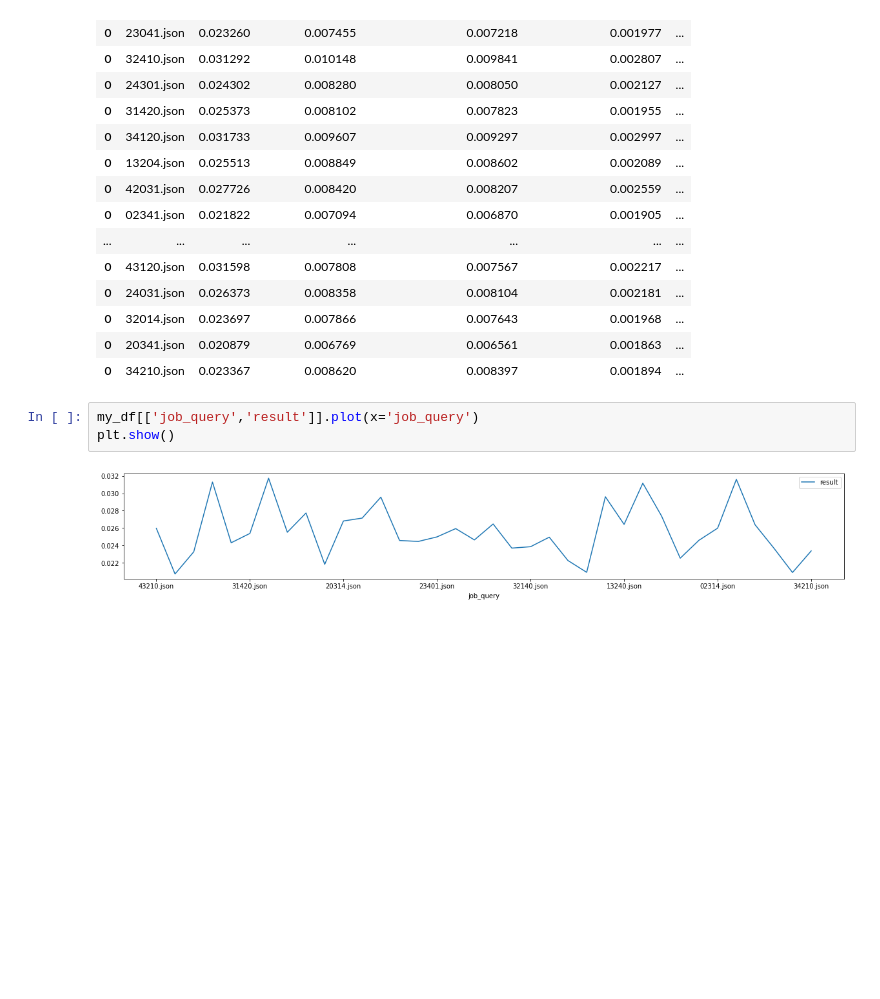
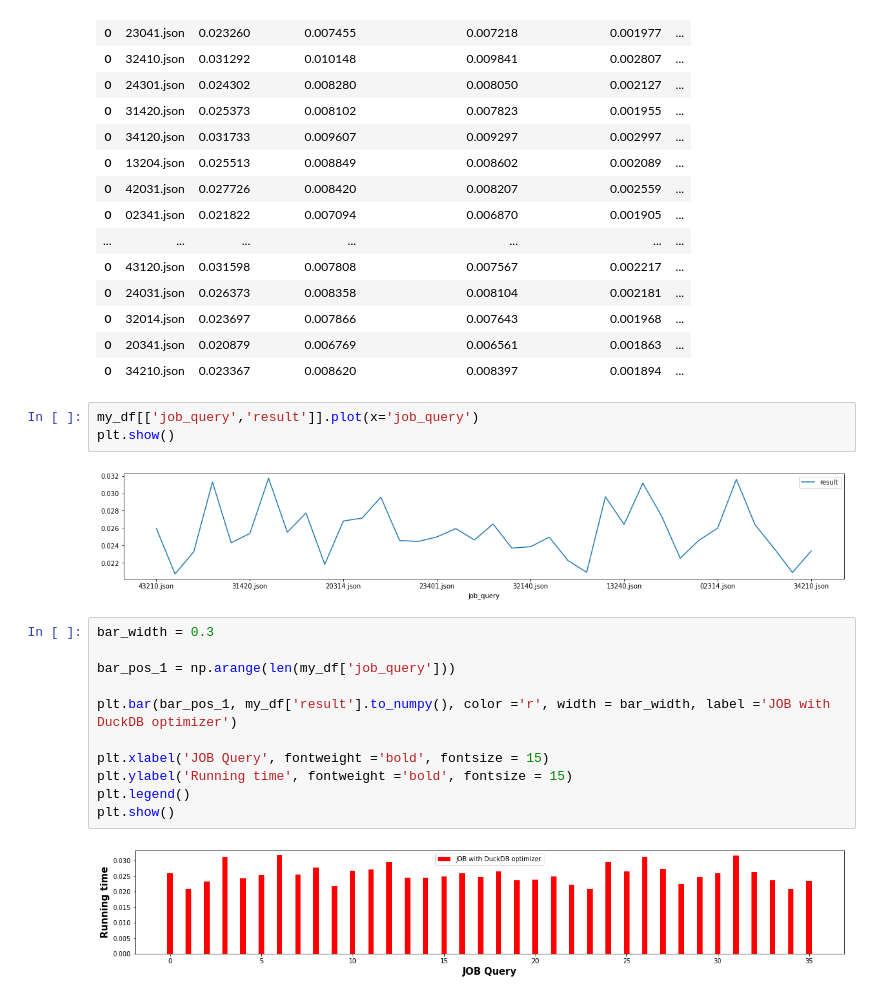
Before and after one commit to ChuyingHe/duckdb-master-rl, a Jupyter notebook: chuying/visualization/query_with_different_join_order.ipynb, the cells around one changed output. Saved outputs shown, nothing was run; the diff lists cells and outputs as text; blank space fills up the shorter version.

```diff
--- a/chuying/visualization/query_with_different_join_order.ipynb
+++ b/chuying/visualization/query_with_different_join_order.ipynb
@@ -73,3 +73,16 @@ my_df[['job_query','result']].plot(x='job_query')
 plt.show()
 # %% [output]
 [figure]
+# %%
+bar_width = 0.3
+
+bar_pos_1 = np.arange(len(my_df['job_query']))
+
+plt.bar(bar_pos_1, my_df['result'].to_numpy(), color ='r', width = bar_width, label ='JOB with DuckDB optimizer')
+
+plt.xlabel('JOB Query', fontweight ='bold', fontsize = 15)
+plt.ylabel('Running time', fontweight ='bold', fontsize = 15)
+plt.legend()
+plt.show()
+# %% [output]
+[figure, added]
```
Also changed, not shown: parts of 1 cell of this notebook, 5 other files.
